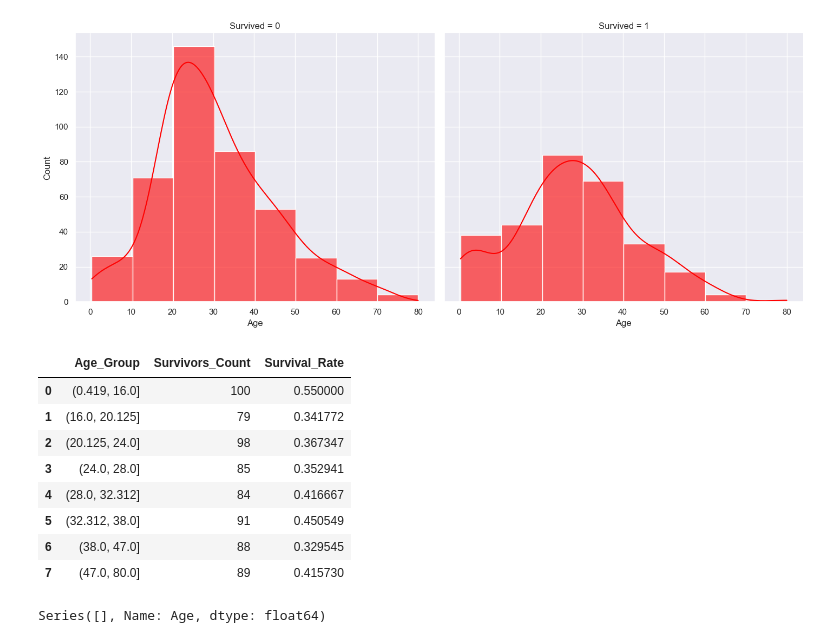
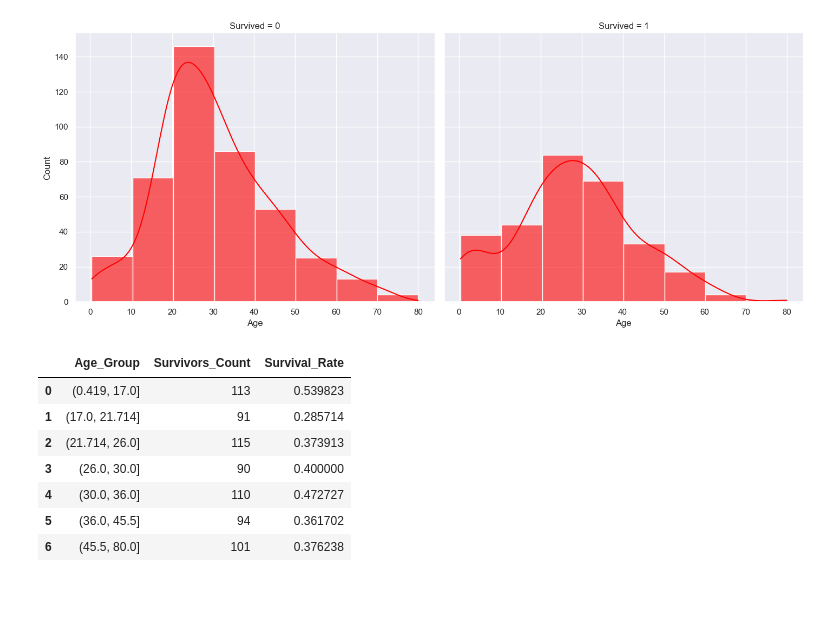
Before and after one commit to SumeyraBayrak/Titanic-Survival-Analysis, a Jupyter notebook: Untitled.ipynb, the cells around one changed output. Drawn from its saved outputs; the diff is of its cells as text; code cells hidden in the pictures; blank space fills up the shorter version.

```diff
--- a/Untitled.ipynb
+++ b/Untitled.ipynb
@@ -364,46 +359,23 @@ sns.displot(
 # %%
 # Create age groups
 train_data['Age_Group'] = pd.qcut(train_data['Age'],
-                                q=8)
+                                q=7)
 # %%
 # Survival statistics by age group
-survival_stats = (
+Age_Group_col = (
     train_data
     .groupby('Age_Group', observed=False)['Survived']
     .agg(Survivors_Count='count', Survival_Rate='mean')
     .reset_index()
 )
 
-survival_stats
+Age_Group_col
 # %% [output]
 |  | Age_Group | Survivors_Count | Survival_Rate |
-| 0 | (0.419, 16.0] | 100 | 0.550000 |
-| 1 | (16.0, 20.125] | 79 | 0.341772 |
-| 2 | (20.125, 24.0] | 98 | 0.367347 |
-| 3 | (24.0, 28.0] | 85 | 0.352941 |
-| 4 | (28.0, 32.312] | 84 | 0.416667 |
-| 5 | (32.312, 38.0] | 91 | 0.450549 |
-| 6 | (38.0, 47.0] | 88 | 0.329545 |
-| 7 | (47.0, 80.0] | 89 | 0.415730 |
+| 0 | (0.419, 17.0] | 113 | 0.539823 |
+| 1 | (17.0, 21.714] | 91 | 0.285714 |
+| 2 | (21.714, 26.0] | 115 | 0.373913 |
+| 3 | (26.0, 30.0] | 90 | 0.400000 |
+| 4 | (30.0, 36.0] | 110 | 0.472727 |
+| 5 | (36.0, 45.5] | 94 | 0.361702 |
+| 6 | (45.5, 80.0] | 101 | 0.376238 |
-# %%
-train_data.loc[train_data["Age"] <= 16, "Age"] = 0
-train_data.loc[(train_data["Age"] > 16) & (train_data["Age"] <= 20.125), "Age"] = 1
-train_data.loc[(train_data["Age"] > 20.125) & (train_data["Age"] <= 24), "Age"] = 2
-train_data.loc[(train_data["Age"] > 24) & (train_data["Age"] <= 28), "Age"] = 3
-train_data.loc[(train_data["Age"] > 28) & (train_data["Age"] <= 32.312), "Age"] = 4
-train_data.loc[(train_data["Age"] > 32.312) & (train_data["Age"] <= 38), "Age"] = 5
-train_data.loc[(train_data["Age"] > 38) & (train_data["Age"] <= 47), "Age"] = 6
-train_data.loc[(train_data["Age"] > 47) & (train_data["Age"] <= 80), "Age"] = 7
-train_data.loc[train_data["Age"] > 80, "Age"]
-
-test_data.loc[train_data["Age"] <= 16, "Age"] = 0
-test_data.loc[(train_data["Age"] > 16) & (test_data["Age"] <= 20.125), "Age"] = 1
-test_data.loc[(train_data["Age"] > 20.125) & (test_data["Age"] <= 24), "Age"] = 2
-test_data.loc[(train_data["Age"] > 24) & (test_data["Age"] <= 28), "Age"] = 3
-test_data.loc[(train_data["Age"] > 28) & (test_data["Age"] <= 32.312), "Age"] = 4
-test_data.loc[(train_data["Age"] > 32.312) & (test_data["Age"] <= 38), "Age"] = 5
-test_data.loc[(train_data["Age"] > 38) & (test_data["Age"] <= 47), "Age"] = 6
-test_data.loc[(train_data["Age"] > 47) & (test_data["Age"] <= 80), "Age"] = 7
-test_data.loc[train_data["Age"] > 80, "Age"]
-# %% [output]
-Series([], Name: Age, dtype: float64)
```
Also changed, not shown: parts of 16 cells of this notebook.
